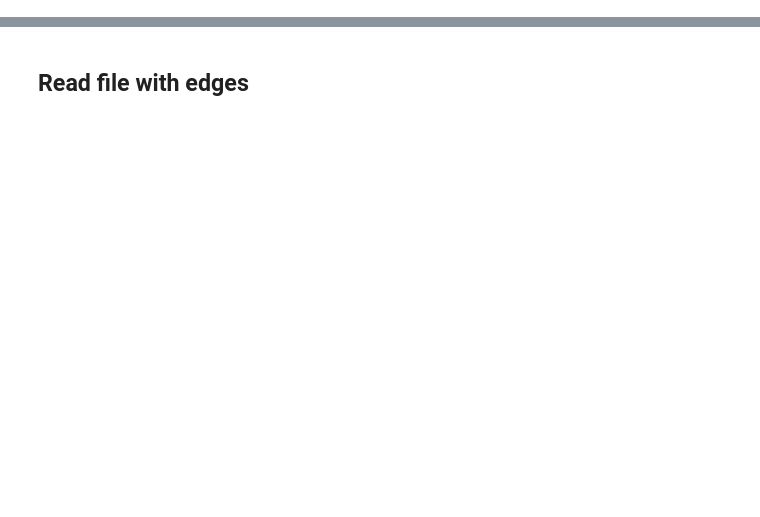
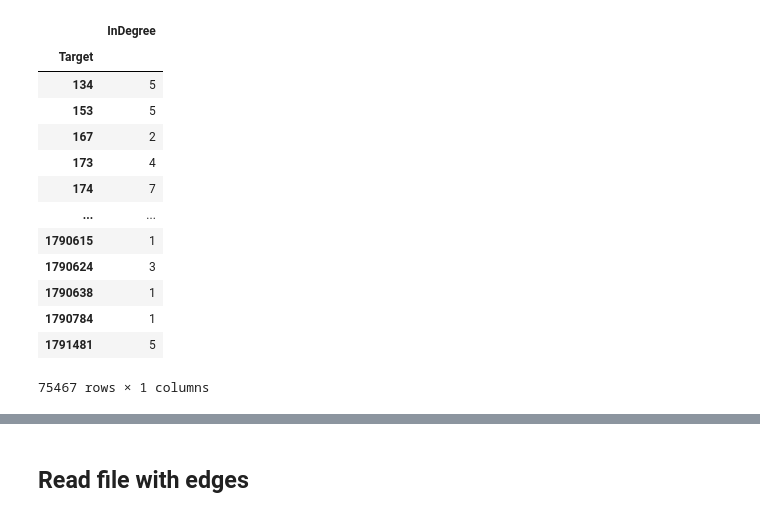
Before and after one commit to nicolac1999/ADM-HW5, a Jupyter notebook: hm5_29_12.ipynb, the cells around one changed output, grey strips where cells are left out. Cells and saved outputs as stored; diff of their text form; code cells hidden in the pictures; blank space fills up the shorter version.

```diff
--- a/hm5_29_12.ipynb
+++ b/hm5_29_12.ipynb
@@ -10,0 +134,17 @@ import statistics
+# %%
+in_degree
+# %% [output]
+|  | InDegree |
+| Target |  |
+| 134 | 5 |
+| 153 | 5 |
+| 167 | 2 |
+| 173 | 4 |
+| 174 | 7 |
+| ... | ... |
+| 1790615 | 1 |
+| 1790624 | 3 |
+| 1790638 | 1 |
+| 1790784 | 1 |
+| 1791481 | 5 |
+75467 rows × 1 columns
```
Also changed, not shown: parts of 20 cells of this notebook.
